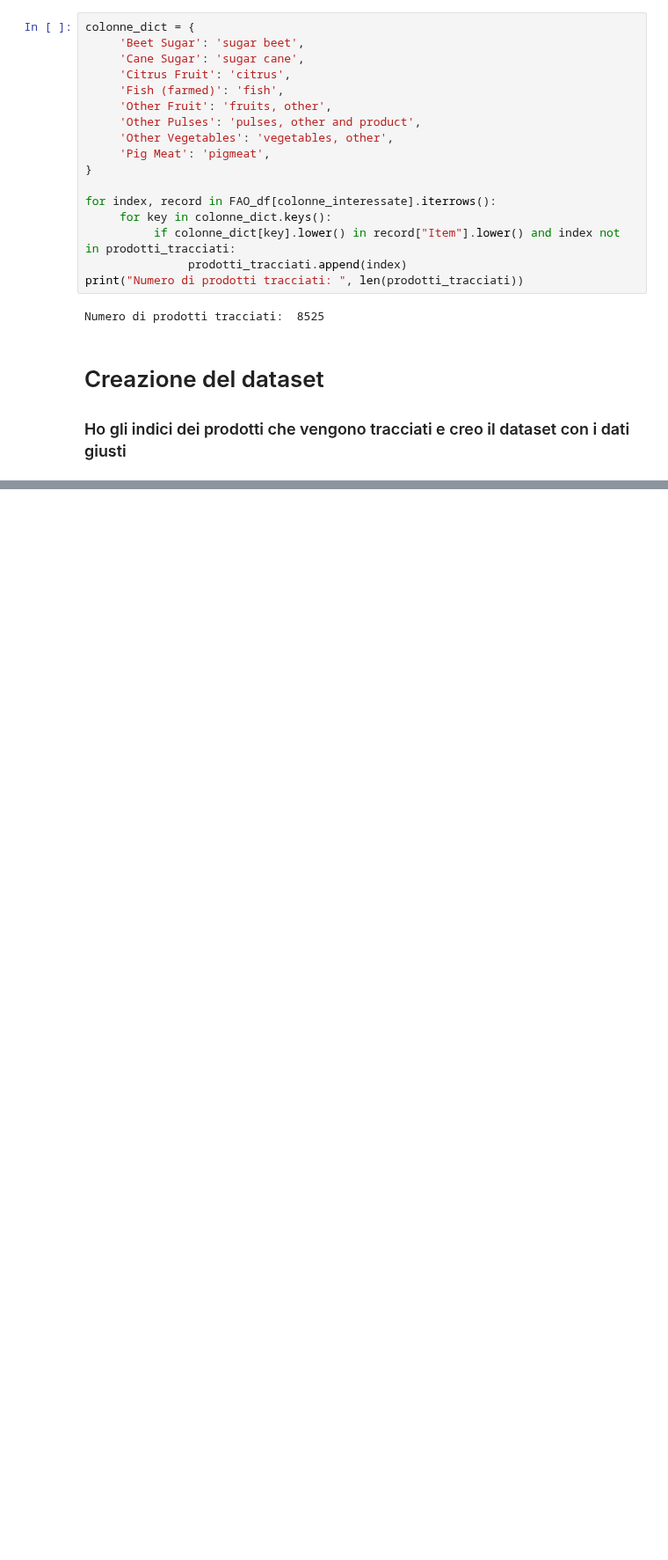
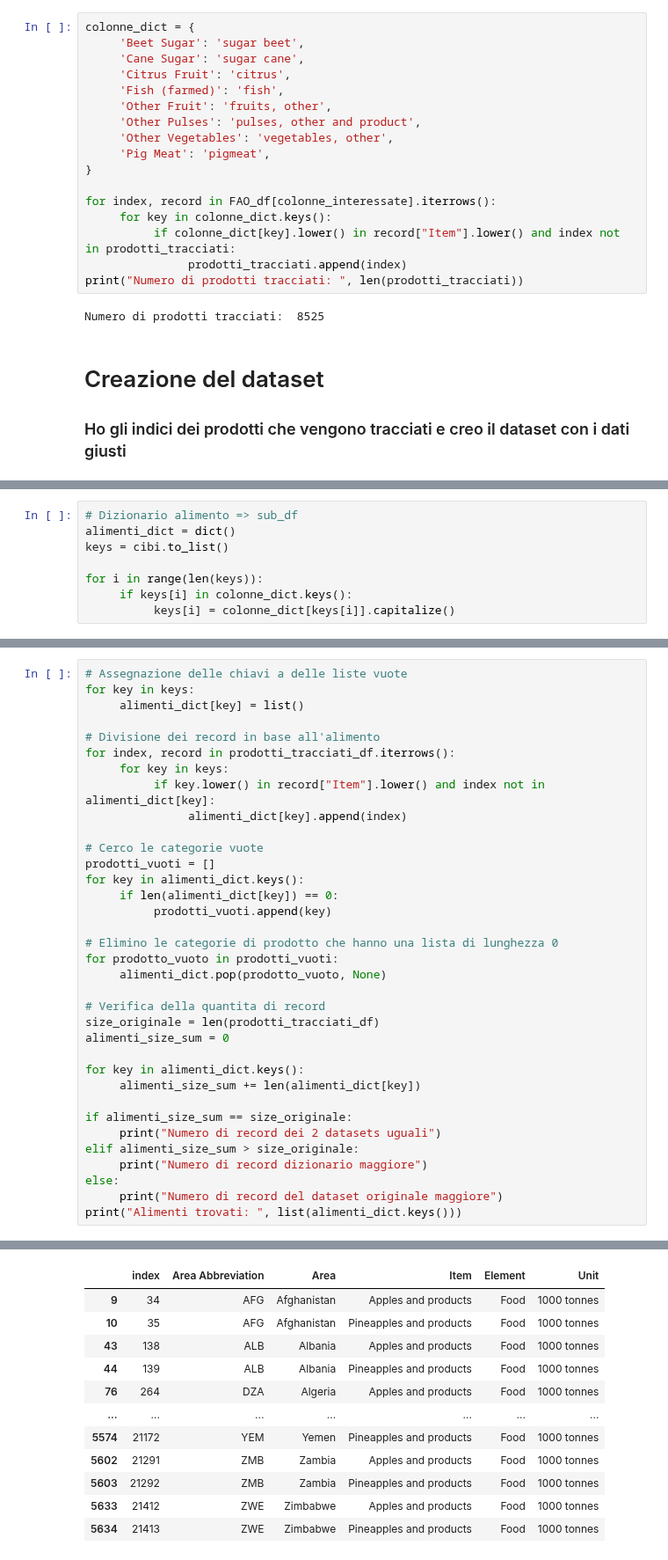
Before and after one commit to monkeymatt0/ProduzioneCibiMangimiImpattoAmbientale, a Jupyter notebook: MatteoVolleroDataVis.ipynb, the cells around one changed output, grey strips where cells are left out. Shown at 88% size. Drawn from its saved outputs; the diff is of its cells as text; blank space fills up the shorter version.

```diff
--- a/MatteoVolleroDataVis.ipynb
+++ b/MatteoVolleroDataVis.ipynb
@@ -236,0 +241,8 @@ prodotti_tracciati_df
+# %%
+# Dizionario alimento => sub_df
+alimenti_dict = dict()
+keys = cibi.to_list()
+
+for i in range(len(keys)):
+     if keys[i] in colonne_dict.keys():
+          keys[i] = colonne_dict[keys[i]].capitalize()
@@ -236,0 +251,36 @@ prodotti_tracciati_df
+# %%
+# Assegnazione delle chiavi a delle liste vuote
+for key in keys:
+     alimenti_dict[key] = list()
+
+# Divisione dei record in base all'alimento
+for index, record in prodotti_tracciati_df.iterrows():
+     for key in keys:
+          if key.lower() in record["Item"].lower() and index not in alimenti_dict[key]:
+               alimenti_dict[key].append(index)
+
+# Cerco le categorie vuote
+prodotti_vuoti = []
+for key in alimenti_dict.keys():
+     if len(alimenti_dict[key]) == 0:
+          prodotti_vuoti.append(key)
+
+# Elimino le categorie di prodotto che hanno una lista di lunghezza 0
+for prodotto_vuoto in prodotti_vuoti:
+     alimenti_dict.pop(prodotto_vuoto, None)
+
+# Verifica della quantita di record
+size_originale = len(prodotti_tracciati_df)
+alimenti_size_sum = 0
+
+for key in alimenti_dict.keys():
+     alimenti_size_sum += len(alimenti_dict[key])
+
+if alimenti_size_sum == size_originale:
+     print("Numero di record dei 2 datasets uguali")
+elif alimenti_size_sum > size_originale:
+     print("Numero di record dizionario maggiore")
+else:
+     print("Numero di record del dataset originale maggiore")
+print("Alimenti trovati: ", list(alimenti_dict.keys()))
+# %% [output]
@@ -236,0 +289,12 @@ prodotti_tracciati_df
+|  | index | Area Abbreviation | Area | Item | Element | Unit |
+| 9 | 34 | AFG | Afghanistan | Apples and products | Food | 1000 tonnes |
+| 10 | 35 | AFG | Afghanistan | Pineapples and products | Food | 1000 tonnes |
+| 43 | 138 | ALB | Albania | Apples and products | Food | 1000 tonnes |
+| 44 | 139 | ALB | Albania | Pineapples and products | Food | 1000 tonnes |
+| 76 | 264 | DZA | Algeria | Apples and products | Food | 1000 tonnes |
+| ... | ... | ... | ... | ... | ... | ... |
+| 5574 | 21172 | YEM | Yemen | Pineapples and products | Food | 1000 tonnes |
+| 5602 | 21291 | ZMB | Zambia | Apples and products | Food | 1000 tonnes |
+| 5603 | 21292 | ZMB | Zambia | Pineapples and products | Food | 1000 tonnes |
+| 5633 | 21412 | ZWE | Zimbabwe | Apples and products | Food | 1000 tonnes |
+| 5634 | 21413 | ZWE | Zimbabwe | Pineapples and products | Food | 1000 tonnes |
```
Also changed, not shown: parts of 9 cells of this notebook, 1 other file.
